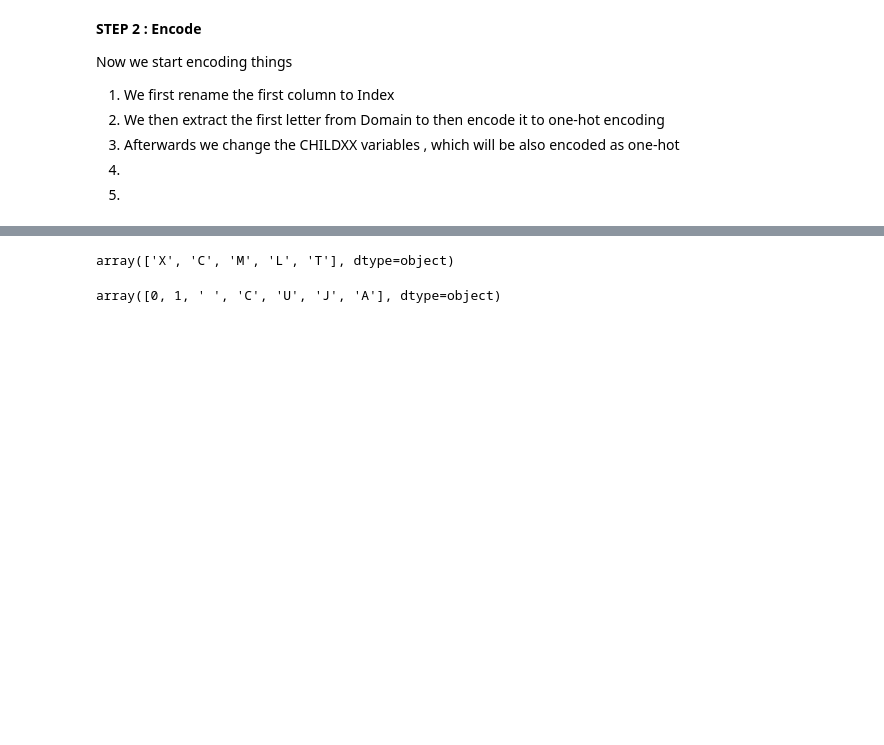
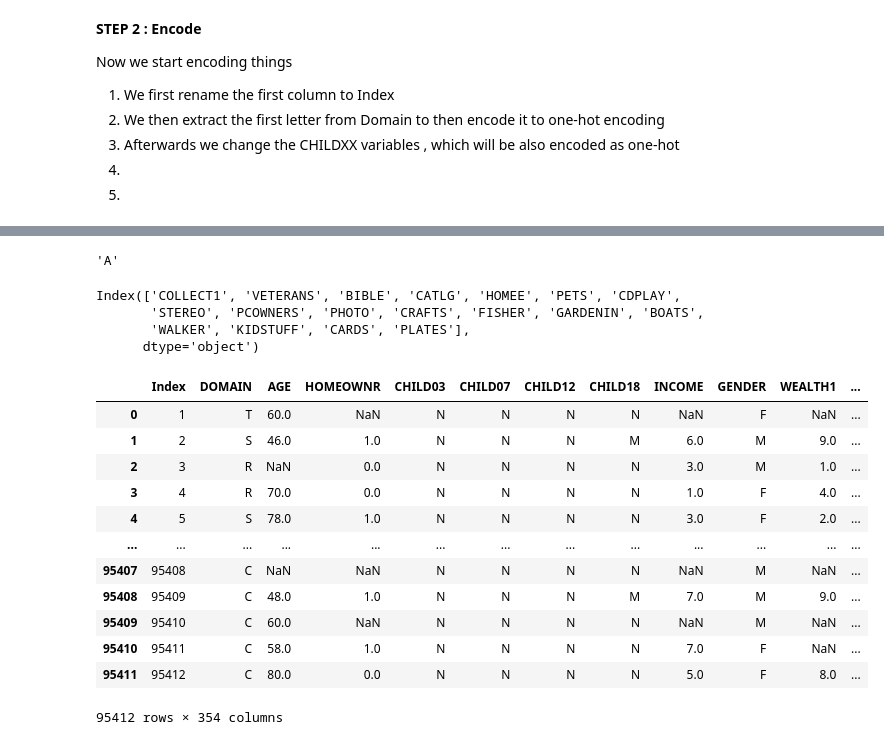
Before and after one commit to AnnetVasileva/machineLearning, a Jupyter notebook: Practical 2/KDDCup98.ipynb, the cells around one changed output, grey strips where cells are left out. Drawn from its saved outputs; the diff is of its cells as text; code cells hidden in the pictures; blank space fills up the shorter version.

```diff
--- a/Practical 2/KDDCup98.ipynb
+++ b/Practical 2/KDDCup98.ipynb
@@ -52,6 +45,7 @@ In dropping features we follow certain rules, namely:
 # some important stuff
 
 yesno_variables = df.columns[56:74]
+rfas = df.columns[386:408]
 # %%
 drop1 = df.columns[1:15].to_list() # need to drop these
 drop2 = df.columns[16]#.to_list() # CLUSTER
@@ -103,0 +125,8 @@ See the caveats in the documentation: https://pandas.pydata.org/pandas-docs/stab
+# %%
+for item in rfas:
+   index = 0
+   for i in df.AGE:
+    df[item + 'R'][index] = df[item][index][0]
+    df[item + 'F'][index] = df[item][index][1]
+    df[item + 'A'][index] = df[item][index][2]
+    index += 1
@@ -104,3 +153,13 @@ See the caveats in the documentation: https://pandas.pydata.org/pandas-docs/stab
+# %%
+def split(word):
+    return ([char for char in word])
+
+word = 'ABC'
+s = lambda x: split(x)
+
+df[['RFA_3'+ 'R','RFA_3'+ 'F','RFA_3'+ 'A' ]] =  df['RFA_3'].apply()
+# %% [output]
+'A'
 # %%
 df.HOMEOWNR = df.HOMEOWNR.replace({'H': 1, 'U': 0, ' ': np.NaN})
 df['CHILD03'] = df['CHILD03'].replace({' ': 'N'}) # we will assume that no indication of
@@ -108,24 +167,53 @@ df['CHILD03'] = df['CHILD03'].replace({' ': 'N'}) # we will assume that no indic
 df['CHILD07'] = df['CHILD07'].replace({' ': 'N'})
 df['CHILD12'] = df['CHILD12'].replace({' ': 'N'})
 df['CHILD18'] = df['CHILD18'].replace({' ': 'N'})
-df.MAJOR = df.MAJOR.replace({'X': 1, ' ': 0})
+#df.MAJOR = df.MAJOR.replace({'X': 1, ' ': 0})
 df.PEPSTRFL = df.PEPSTRFL.replace({'X': 1, ' ':0})
+df.DOMAIN = df.DOMAIN.replace({9 : np.NaN})
+df.SES = df.SES.replace({9 : np.NaN, 4: 3}) # please read documentation, the decision was made to replace every 4 to 3 so that technically 3 will include
+# all lowest SES
+df.SES = df.SES.replace({3: 1, 1: 3}) # now we replace all 3 with 1 and all 1 with 3 so that we can decode it ordinally
+df.GENDER = df.GENDER.replace({'A': 'U', 'C': 'U', ' ': np.NaN, 'J' : 'U'})
+df.MDMAUD_A = df.MDMAUD_A.replace({})
 
 for item in yesno_variables:
-  df[item] = df[item].replace({' ': 0, 'N':0, 'Y': 1}) # these data valuesa re a bit ambiguous since some of them do not have real N so we assume
+  df[item] = df[item].replace({' ': 0, 'N':0, 'Y': 1}) # these data values are a bit ambiguous since some of them do not have real N so we assume
   # that empty cells represent negative observations
 
 
+recency = df.columns[376:442].to_list()[0::3]
+frequency = df.columns[376:442].to_list()[1::3]
+freq = [[[1,2,3,4]]*len(frequency)
+amount = df.columns[376:442].to_list()[2::3]
+am = [['A', 'B', 'C', 'D', 'E', 'F', 'G']] * len(amount)
 
-one_hot_encoding = ['DOMAIN', 'CHILD03','CHILD08','CHILD12','CHILD18', 'GENDER', 'MDMAUD_R']
-categorical_encoding = ['MDMAUD_A', 'MDMAUD_F']
-categories = [['L', 'C', 'M', 'T'],
-              [1,2,5]]
+
+one_hot_encoding = ['DOMAIN', 'CHILD03','CHILD08','CHILD12','CHILD18', 'GENDER', 'MDMAUD_R'] + recency
+categorical_encoding = ['MDMAUD_A', 'MDMAUD_F', 'SES', 'INCOME'] + frequency + amount
+categories = [['X', 'L', 'C', 'M', 'T'],
+              [1,2,5],
+              [1,2,3],
+              [1,2,3,4,5,6,7,8,9]] + freq + am
+# %%
+yesno_variables
+# %% [output]
+Index(['COLLECT1', 'VETERANS', 'BIBLE', 'CATLG', 'HOMEE', 'PETS', 'CDPLAY',
+       'STEREO', 'PCOWNERS', 'PHOTO', 'CRAFTS', 'FISHER', 'GARDENIN', 'BOATS',
+       'WALKER', 'KIDSTUFF', 'CARDS', 'PLATES'],
+      dtype='object')
 # %%
-df.MDMAUD_A.unique()
+df
 # %% [output]
+|  | Index | DOMAIN | AGE | HOMEOWNR | CHILD03 | CHILD07 | CHILD12 | CHILD18 | INCOME | GENDER | WEALTH1 | ... |
+| 0 | 1 | T | 60.0 | NaN | N | N | N | N | NaN | F | NaN | ... |
+| 1 | 2 | S | 46.0 | 1.0 | N | N | N | M | 6.0 | M | 9.0 | ... |
+| 2 | 3 | R | NaN | 0.0 | N | N | N | N | 3.0 | M | 1.0 | ... |
+| 3 | 4 | R | 70.0 | 0.0 | N | N | N | N | 1.0 | F | 4.0 | ... |
+| 4 | 5 | S | 78.0 | 1.0 | N | N | N | N | 3.0 | F | 2.0 | ... |
+| ... | ... | ... | ... | ... | ... | ... | ... | ... | ... | ... | ... | ... |
+| 95407 | 95408 | C | NaN | NaN | N | N | N | N | NaN | M | NaN | ... |
+| 95408 | 95409 | C | 48.0 | 1.0 | N | N | N | M | 7.0 | M | 9.0 | ... |
+| 95409 | 95410 | C | 60.0 | NaN | N | N | N | N | NaN | M | NaN | ... |
+| 95410 | 95411 | C | 58.0 | 1.0 | N | N | N | N | 7.0 | F | NaN | ... |
+| 95411 | 95412 | C | 80.0 | 0.0 | N | N | N | N | 5.0 | F | 8.0 | ... |
-array(['X', 'C', 'M', 'L', 'T'], dtype=object)
+95412 rows × 354 columns
-# %%
-df.GENDER.unique()
-# %% [output]
-array([0, 1, ' ', 'C', 'U', 'J', 'A'], dtype=object)
```
Also changed, not shown: parts of 11 cells of this notebook.
